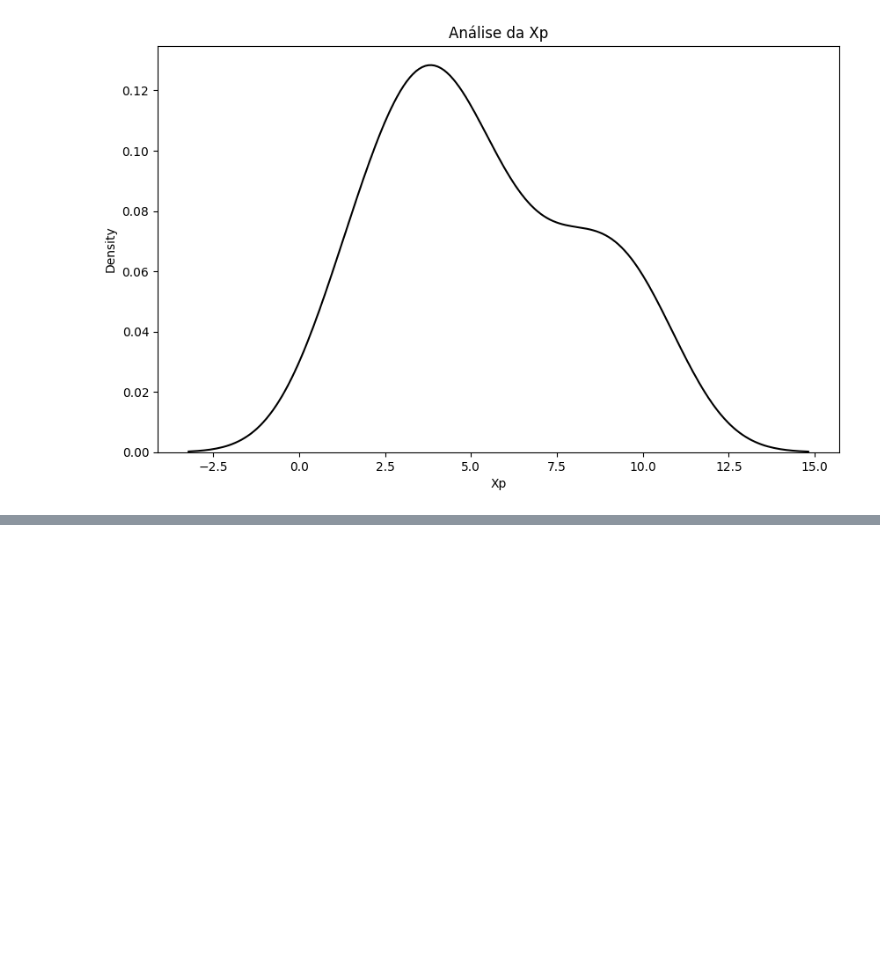
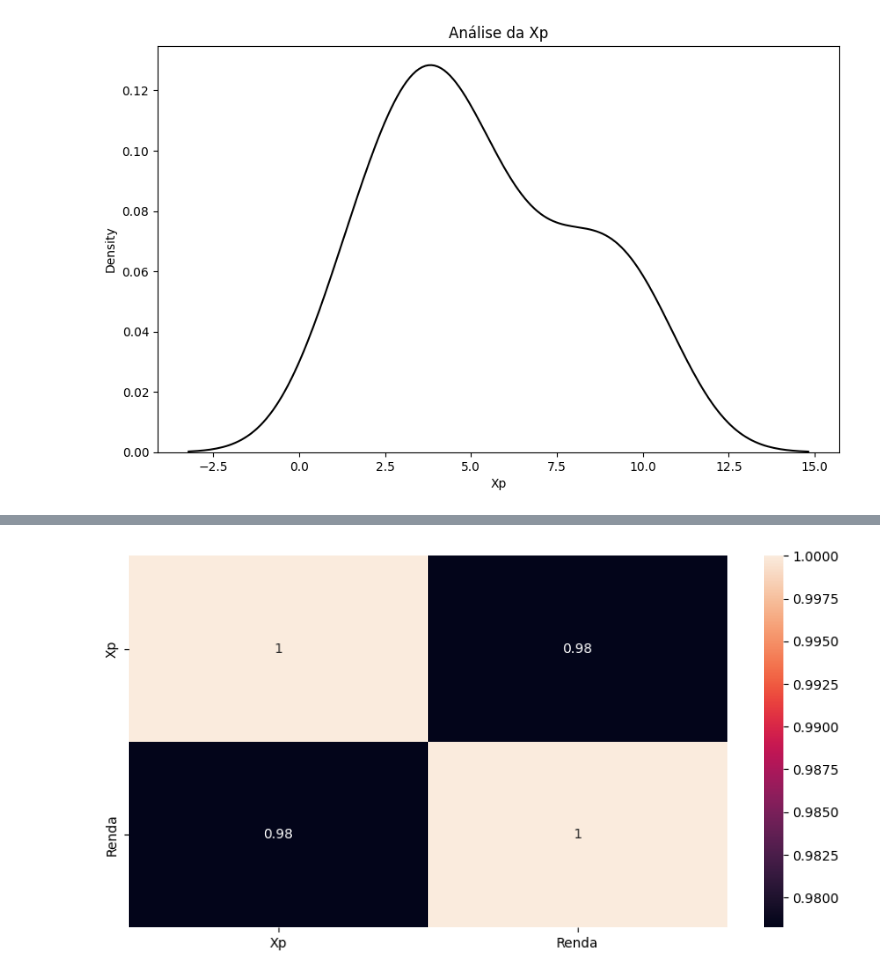
Before and after one commit to will4280/Projeto_Recursos_Humanos, a Jupyter notebook: Untitled2.ipynb, the cells around one changed output, grey strips where cells are left out. Drawn from its saved outputs; the diff is of its cells as text; code cells hidden in the pictures; blank space fills up the shorter version.

```diff
--- a/Untitled2.ipynb
+++ b/Untitled2.ipynb
@@ -80,0 +98,6 @@ sns.kdeplot( Base_Dados['Xp'], color='black');
+# %%
+Correlacao = Base_Dados.corr()
+plt.figure(figsize=(10,5) )
+sns.heatmap( Correlacao, annot=True );
+# %% [output]
+[figure, added]
```
Also changed, not shown: parts of 3 cells of this notebook.
